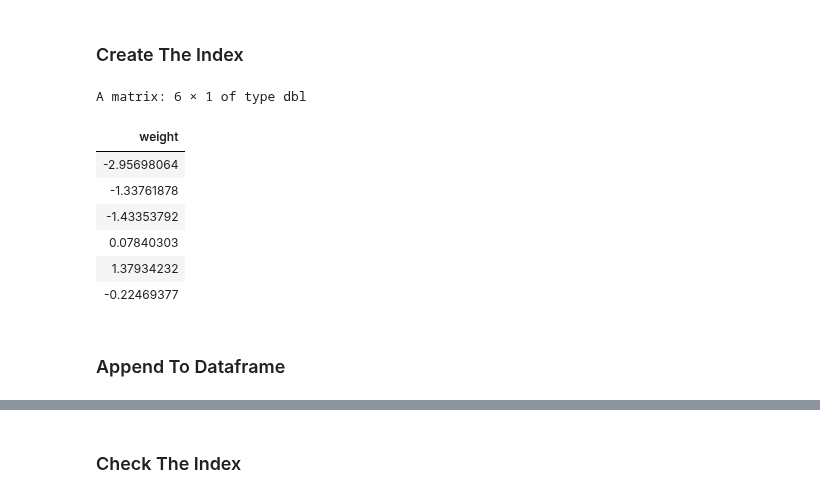
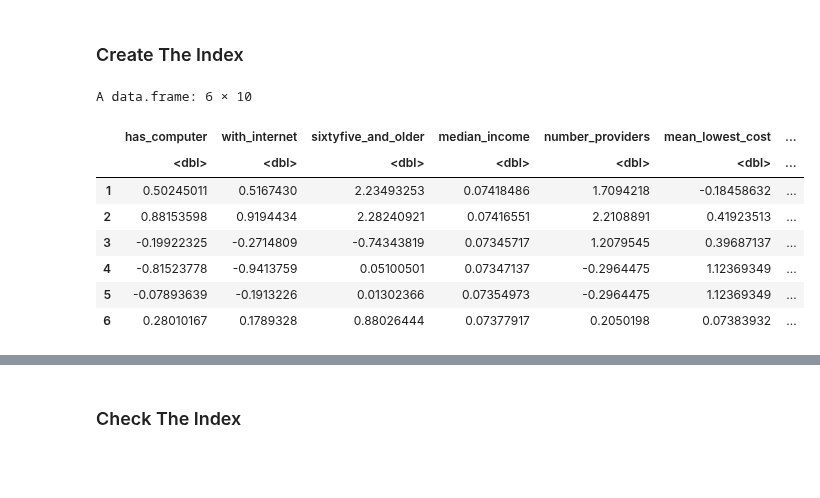
Before and after one commit to nicholasptran/eastern-washington-digital-equity, a Jupyter notebook: notebooks/pca_method2.ipynb, the cells around one changed output, grey strips where cells are left out. Drawn from its saved outputs; the diff is of its cells as text; code cells hidden in the pictures; blank space fills up the shorter version.

```diff
--- a/notebooks/pca_method2.ipynb
+++ b/notebooks/pca_method2.ipynb
@@ -78,5 +62,5 @@ as.list(names(data))
 # %% [markdown]
 #### Remove Unnecessary Columns
 # %%
-data <- data %>% dplyr::select(-NAME, -GEOID, -mean_u_mbps)
+data <- data %>% dplyr::select(-NAME, -GEOID)
 head(data)
@@ -834,5 +686,5 @@ A matrix: 10 × 3 of type dbl
 # %%
-data2.2 <- data %>% dplyr::select(-work_from_home,-median_income)
+data2.2 <- data %>% dplyr::select(-median_income)
 scaled_data2.2 <- scale(data2.2)
 pca_data2.2 <- prcomp(data2.2, scale = TRUE, center = TRUE)
 eigenvectors2.2 <- -pca_data2.2$rotation
@@ -1040,17 +859,18 @@ A data.frame: 10 × 1
 # %% [markdown]
 ### Create The Index
 # %%
-index3 <- scaled_data %*% as.matrix(weights3)
+index_data3 <- scaled_data %>%
+    as.data.frame() %>%
+    mutate(index = scaled_data %*% as.matrix(weights3))
 
-head(index3)
+head(index_data3)
 # %% [output]
-A matrix: 6 × 1 of type dbl
+A data.frame: 6 × 10
-| weight |
-| -2.95698064 |
-| -1.33761878 |
-| -1.43353792 |
-| 0.07840303 |
-| 1.37934232 |
-| -0.22469377 |
+|  | has_computer | with_internet | sixtyfive_and_older | median_income | number_providers | mean_lowest_cost | ... |
+|  | <dbl> | <dbl> | <dbl> | <dbl> | <dbl> | <dbl> | ... |
+| 1 | 0.50245011 | 0.5167430 | 2.23493253 | 0.07418486 | 1.7094218 | -0.18458632 | ... |
+| 2 | 0.88153598 | 0.9194434 | 2.28240921 | 0.07416551 | 2.2108891 | 0.41923513 | ... |
+| 3 | -0.19922325 | -0.2714809 | -0.74343819 | 0.07345717 | 1.2079545 | 0.39687137 | ... |
+| 4 | -0.81523778 | -0.9413759 | 0.05100501 | 0.07347137 | -0.2964475 | 1.12369349 | ... |
+| 5 | -0.07893639 | -0.1913226 | 0.01302366 | 0.07354973 | -0.2964475 | 1.12369349 | ... |
+| 6 | 0.28010167 | 0.1789328 | 0.88026444 | 0.07377917 | 0.2050198 | 0.07383932 | ... |
-# %% [markdown]
-### Append To Dataframe
```
Also changed, not shown: parts of 119 cells of this notebook, 4 other files.
